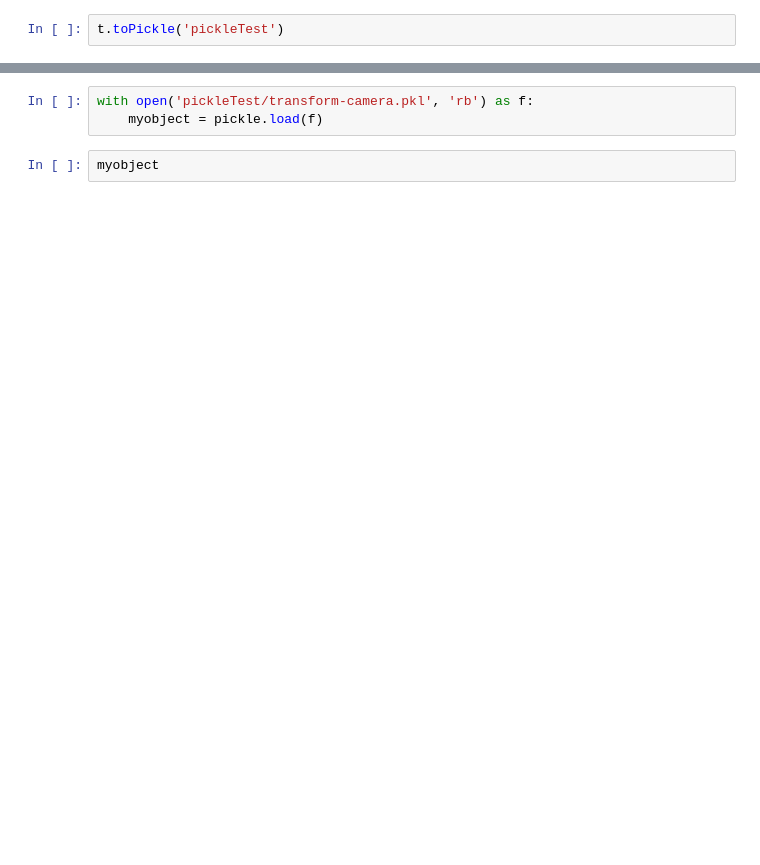
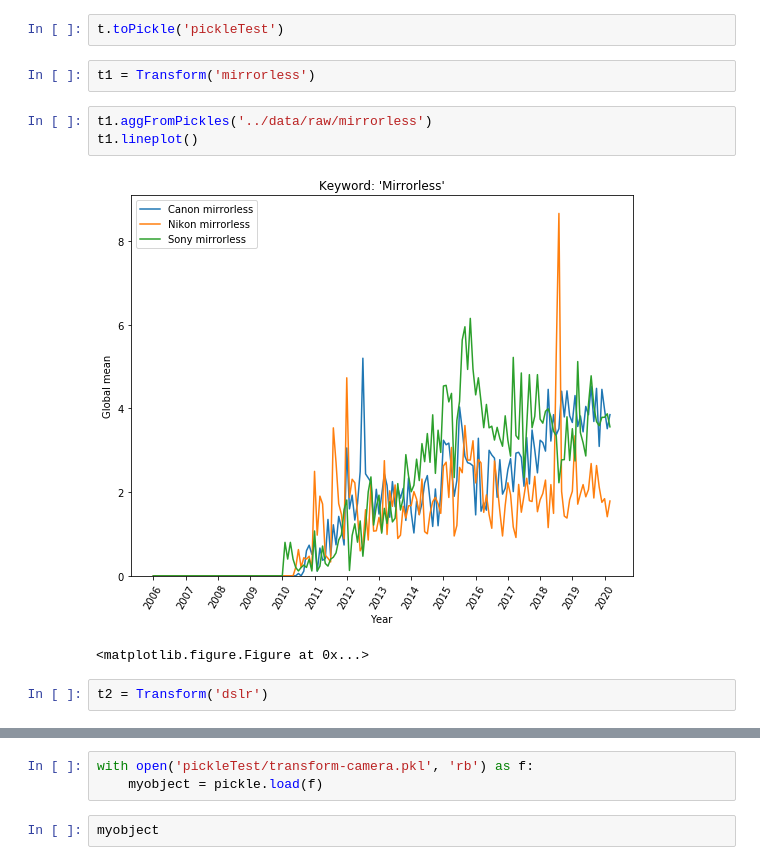
Before and after one commit to BadwaterBay/camera-trends, a Jupyter notebook: src/processing/Transform_dev.ipynb, the cells around one changed output, grey strips where cells are left out. Saved outputs shown, nothing was run; the diff lists cells and outputs as text; blank space fills up the shorter version.

```diff
--- a/src/processing/Transform_dev.ipynb
+++ b/src/processing/Transform_dev.ipynb
@@ -59,2 +71,12 @@ camera
 # %%
 t.toPickle('pickleTest')
+# %%
+t1 = Transform('mirrorless')
+# %%
+t1.aggFromPickles('../data/raw/mirrorless')
+t1.lineplot()
+# %% [output]
+[figure, added]
+<matplotlib.figure.Figure at 0x...>
+# %%
+t2 = Transform('dslr')
```
Also changed, not shown: parts of 5 cells of this notebook, 3 other files.
